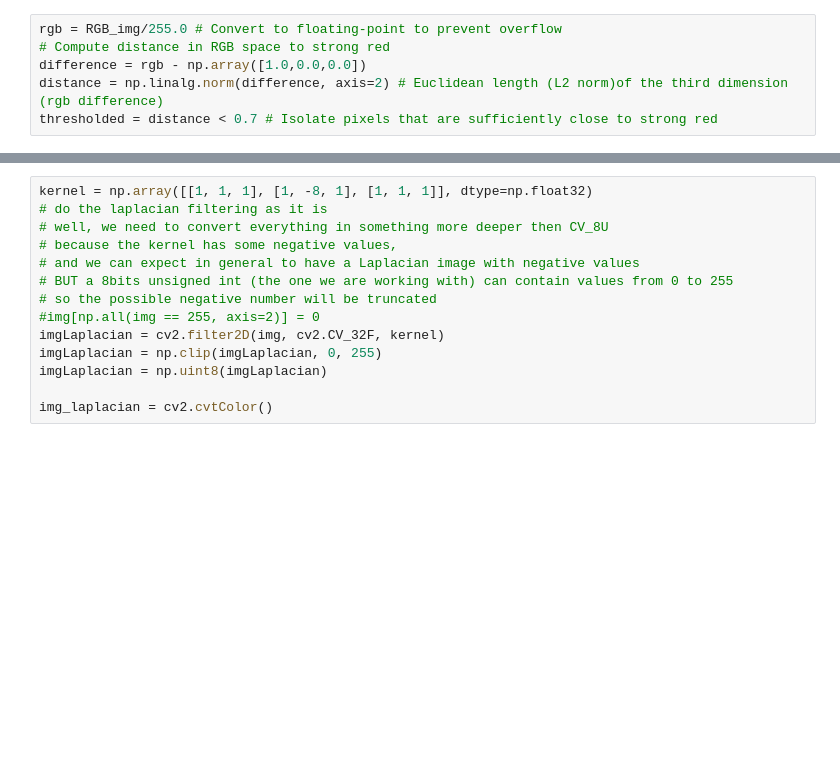
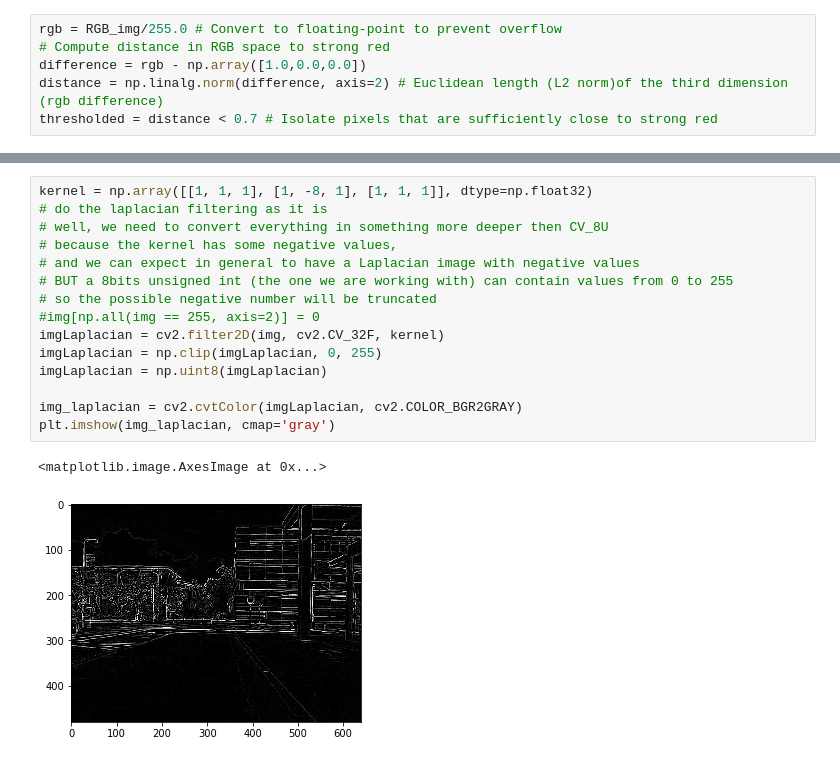
Before and after one commit to Olarm/EIT-HAM-gruppe4, a Jupyter notebook: robotic_vision/notebook.ipynb, the cells around one changed output, grey strips where cells are left out. Cells and saved outputs as stored; diff of their text form; blank space fills up the shorter version.

```diff
--- a/robotic_vision/notebook.ipynb
+++ b/robotic_vision/notebook.ipynb
@@ -77,14 +118,18 @@ plt.show()
 # %%
 kernel = np.array([[1, 1, 1], [1, -8, 1], [1, 1, 1]], dtype=np.float32)
 # do the laplacian filtering as it is
 # well, we need to convert everything in something more deeper then CV_8U
 # because the kernel has some negative values,
 # and we can expect in general to have a Laplacian image with negative values
 # BUT a 8bits unsigned int (the one we are working with) can contain values from 0 to 255
 # so the possible negative number will be truncated
 #img[np.all(img == 255, axis=2)] = 0
 imgLaplacian = cv2.filter2D(img, cv2.CV_32F, kernel)
 imgLaplacian = np.clip(imgLaplacian, 0, 255)
 imgLaplacian = np.uint8(imgLaplacian)
 
-img_laplacian = cv2.cvtColor()
+img_laplacian = cv2.cvtColor(imgLaplacian, cv2.COLOR_BGR2GRAY)
+plt.imshow(img_laplacian, cmap='gray')
+# %% [output]
+<matplotlib.image.AxesImage at 0x...>
+[figure, added]
```
Also changed, not shown: parts of 9 cells of this notebook, 7 other files.
